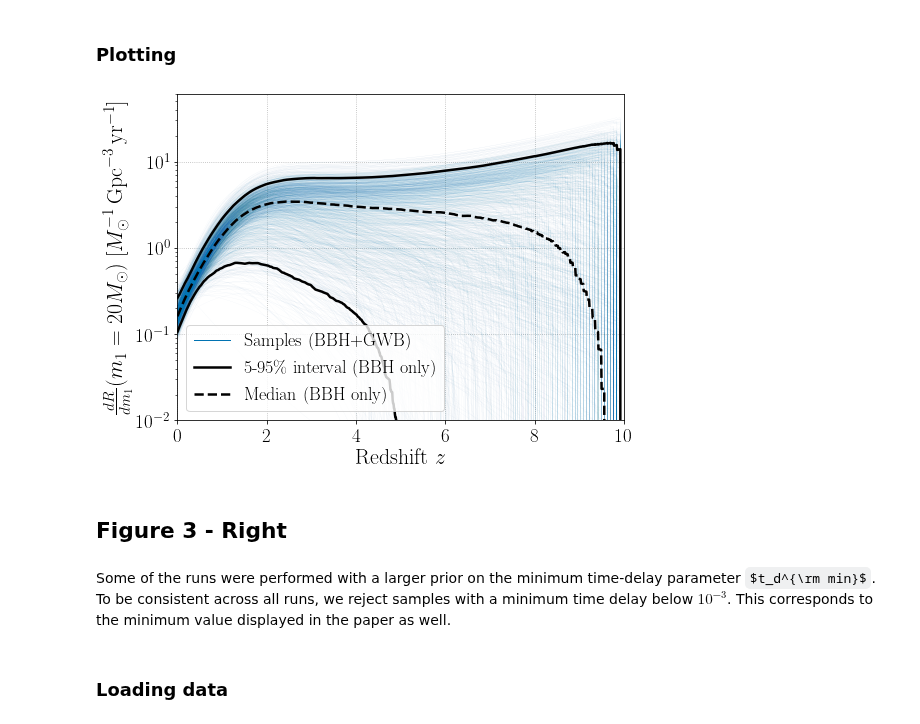
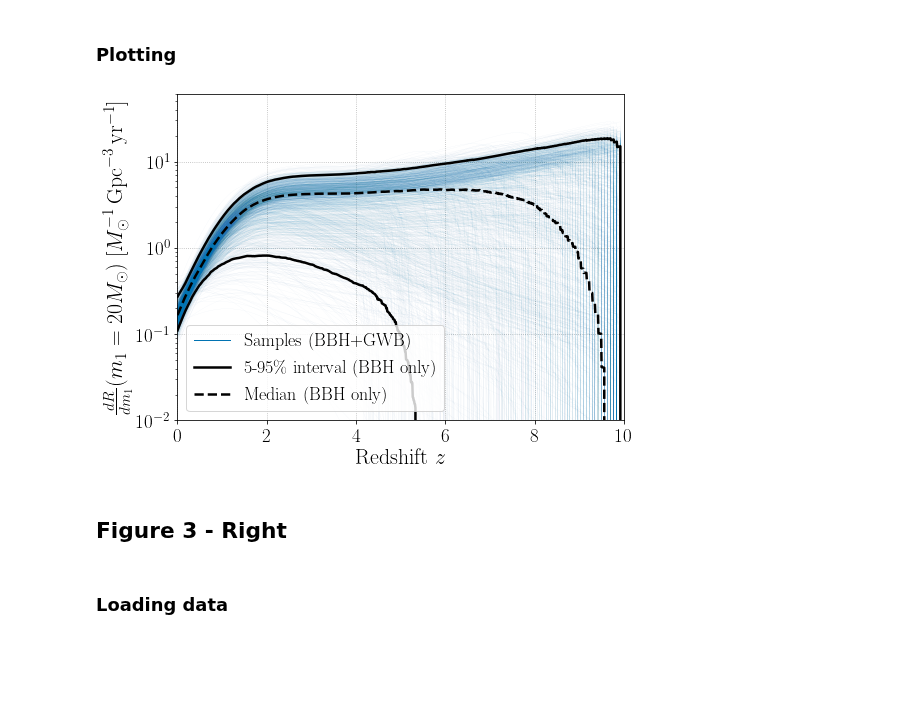
Before and after one commit to kevinturbang/bbh_gwb_time_delay_inference, a Jupyter notebook: figures/reproduce_figure_3.ipynb, the cells around one changed output. Cells and saved outputs as stored; diff of their text form; code cells hidden in the pictures; some formulas as TeX source; blank space fills up the shorter version.

Commit message:
Zformation changes

```diff
--- a/figures/reproduce_figure_3.ipynb
+++ b/figures/reproduce_figure_3.ipynb
@@ -33,13 +33,11 @@ my_palette = sns.color_palette("colorblind")
 rateData_MD = np.load('../input/delayedRateDataMD.npy', allow_pickle=True)[()]
 formationRates_MD = rateData_MD['formationRates']
 tdelays_MD = rateData_MD['tds']
-zformation_MD = rateData_MD['zs']
+zformation_MD = rateData_MD['formationRedshifts']
+zs_MD = rateData_MD['zs']
 # %%
-dz = 0.01
-zs = np.arange(0.,10.0,dz) # NOTE: should be same array as what was used to make the delayedRateDataMD.npy file
-
 def R_norm_MD(zs, metMin_td, lambda_td, tdmin):
-    fs = gammainc(0.84,(metMin_td**2.)*np.power(10.,0.3*zformation_MD))[...,None]
+    fs = gammainc(0.84,(metMin_td**2.)*np.power(10.,0.3*zformation_MD))
     weightedFormationRates_MD = formationRates_MD*fs
 
     dpdt = np.power(tdelays_MD,lambda_td)
@@ -66,6 +59,6 @@ mask_td_min_CBC_GWB_MD_O3 = np.log10(data_CBC_GWB_MD_O3['posterior/td_min'][()])
 # %%
 # Define a grid of effective spins
-grid = zs
+grid = zs_MD
 
 # Choose a number of traces to draw
 nTraces = 1500
@@ -74,14 +67,14 @@ nTraces = 1500
 p_z_CBC_GWB_MD_O3 = np.zeros((nTraces,grid.size))
 
 # For a random set of posterior samples, compute and store the corresponding probability densities across our grid
-random_indices = np.random.choice(np.arange(data_CBC_GWB_MD_O3['posterior/alpha'][()][mask_td_min_CBC_GWB_MD_O3].size),size=nTraces,replace=False)
+random_indices = np.random.choice(np.arange(data_CBC_GWB_MD_O3['posterior/alpha'][()].size),size=nTraces,replace=False)
 for i,ind in enumerate(random_indices):
     if i%100==0:
         print(i)
-    td_min = data_CBC_GWB_MD_O3['posterior/td_min'][()][mask_td_min_CBC_GWB_MD_O3][i]
-    kappa = data_CBC_GWB_MD_O3['posterior/kappa'][()][mask_td_min_CBC_GWB_MD_O3][i]
-    Zmax = data_CBC_GWB_MD_O3['posterior/Zmax'][()][mask_td_min_CBC_GWB_MD_O3][i]
-    logR20 = np.log10(data_CBC_GWB_MD_O3['posterior/R_ref'][()][mask_td_min_CBC_GWB_MD_O3][i])
+    td_min = data_CBC_GWB_MD_O3['posterior/td_min'][()][i]
+    kappa = data_CBC_GWB_MD_O3['posterior/kappa'][()][i]
+    Zmax = data_CBC_GWB_MD_O3['posterior/Zmax'][()][i]
+    logR20 = np.log10(data_CBC_GWB_MD_O3['posterior/R_ref'][()][i])
     merger_rate_tmp, rate_02_tmp = R_norm_MD(grid, Zmax, kappa, td_min)
     p_z_CBC_GWB_MD_O3[i,:] = 10**logR20*merger_rate_tmp/rate_02_tmp
 # %% [output]
@@ -102,7 +95,7 @@ for i,ind in enumerate(random_indices):
 1400
 # %%
 # Define a grid of effective spins
-grid = zs
+grid = zs_MD
 
 # Choose a number of traces to draw
 nTraces = 1500
@@ -111,14 +104,14 @@ nTraces = 1500
 p_z_CBC_MD_O3 = np.zeros((nTraces,grid.size))
 
 # For a random set of posterior samples, compute and store the corresponding probability densities across our grid
-random_indices = np.random.choice(np.arange(data_CBC_MD_O3['posterior/R_ref'][()][mask_td_min_CBC_MD_O3].size),size=nTraces,replace=False)
+random_indices = np.random.choice(np.arange(data_CBC_MD_O3['posterior/R_ref'][()].size),size=nTraces,replace=False)
 for i,ind in enumerate(random_indices):
     if i%100==0:
         print(i)
-    td_min = data_CBC_MD_O3['posterior/td_min'][()][mask_td_min_CBC_MD_O3][i]
-    kappa = data_CBC_MD_O3['posterior/kappa'][()][mask_td_min_CBC_MD_O3][i]
-    Zmax = data_CBC_MD_O3['posterior/Zmax'][()][mask_td_min_CBC_MD_O3][i]
-    logR20 = np.log10(data_CBC_MD_O3['posterior/R_ref'][()][mask_td_min_CBC_MD_O3][i])
+    td_min = data_CBC_MD_O3['posterior/td_min'][()][i]
+    kappa = data_CBC_MD_O3['posterior/kappa'][()][i]
+    Zmax = data_CBC_MD_O3['posterior/Zmax'][()][i]
+    logR20 = np.log10(data_CBC_MD_O3['posterior/R_ref'][()][i])
     merger_rate_tmp, rate_02_tmp = R_norm_MD(grid, Zmax, kappa, td_min)
     p_z_CBC_MD_O3[i,:] = 10**logR20*merger_rate_tmp/rate_02_tmp
 # %% [output]
@@ -141,27 +134,25 @@ for i,ind in enumerate(random_indices):
 ### Plotting
 # %%
 for ii in range(nTraces):
-    plt.plot(zs,p_z_CBC_GWB_MD_O3[ii],color=my_palette[0],lw=0.15,alpha=0.1, rasterized=True)
-plt.plot(10*zs,1e5*p_z_CBC_GWB_MD_O3[nTraces-1], rasterized=True, color=my_palette[0],lw=1,alpha=1, label="Samples (BBH+GWB)")
+    plt.plot(zs_MD,p_z_CBC_GWB_MD_O3[ii],color=my_palette[0],lw=0.15,alpha=0.1, rasterized=True)
+plt.plot(10*zs_MD,1e5*p_z_CBC_GWB_MD_O3[nTraces-1], rasterized=True, color=my_palette[0],lw=1,alpha=1, label="Samples (BBH+GWB)") #Solely for legend purposes
 plt.plot(grid,np.quantile(p_z_CBC_MD_O3,0.05,axis=0), rasterized=True, color='k', lw=2.5, alpha=1)
 plt.plot(grid,np.quantile(p_z_CBC_MD_O3,0.95,axis=0), rasterized=True, color='k',lw=2.5, alpha=1, label="5-95\% interval (BBH only)")
 plt.plot(grid,np.median(p_z_CBC_MD_O3,axis=0), rasterized=True, color='k', ls='dashed', lw=2.5, alpha=1, label="Median (BBH only)")
 plt.yscale("log")
 plt.xlabel("Redshift $z$", fontsize=22)
 plt.xlim(0,10)
 plt.ylim(1e-2,60)
 plt.ylabel("$\\frac{dR}{dm_1}(m_1=20M_\\odot)~[M_\\odot^{-1}\,{\\rm Gpc}^{-3}\,{\\rm yr^{-1}}]$", fontsize=22)
 plt.legend(fontsize = 18)
 plt.xticks(fontsize=19)
 plt.yticks(fontsize=19)
 plt.grid(visible=True, ls='dotted')
 plt.savefig("RateO3.pdf",dpi=500,bbox_inches='tight')
 # %% [output]
-[figure, old version]
+[figure, new version]
 # %% [markdown]
 ## Figure 3 - Right
-# %% [markdown]
-Some of the runs were performed with a larger prior on the minimum time-delay parameter $t_d^{\rm min}$. To be consistent across all runs, we reject samples with a minimum time delay below $10^{-3}$. This corresponds to the minimum value displayed in the paper as well.
 # %% [markdown]
 ### Loading data
 # %%
```
Also changed, not shown: parts of 5 cells of this notebook, 1 other file.
